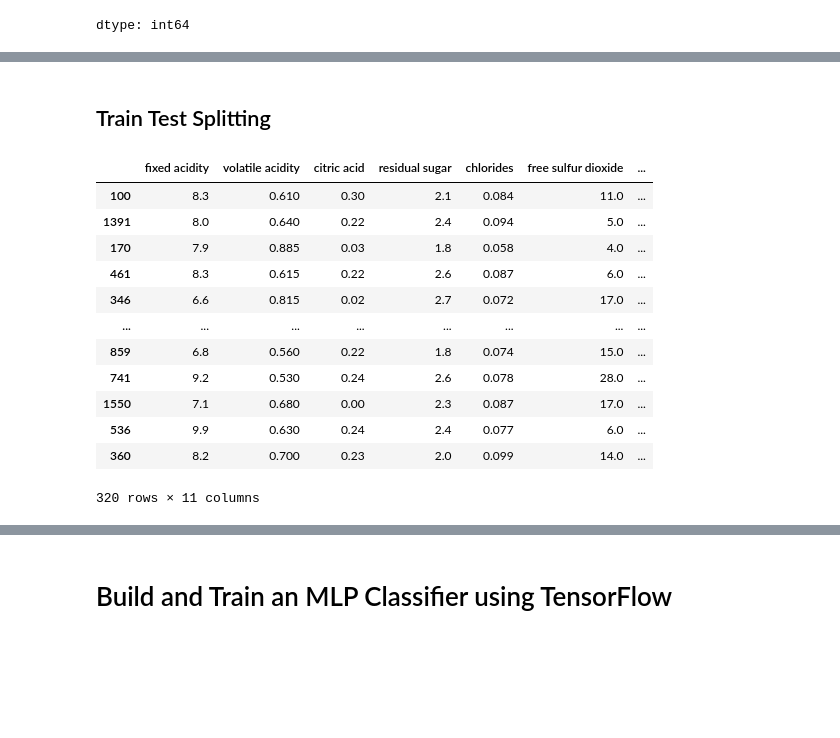
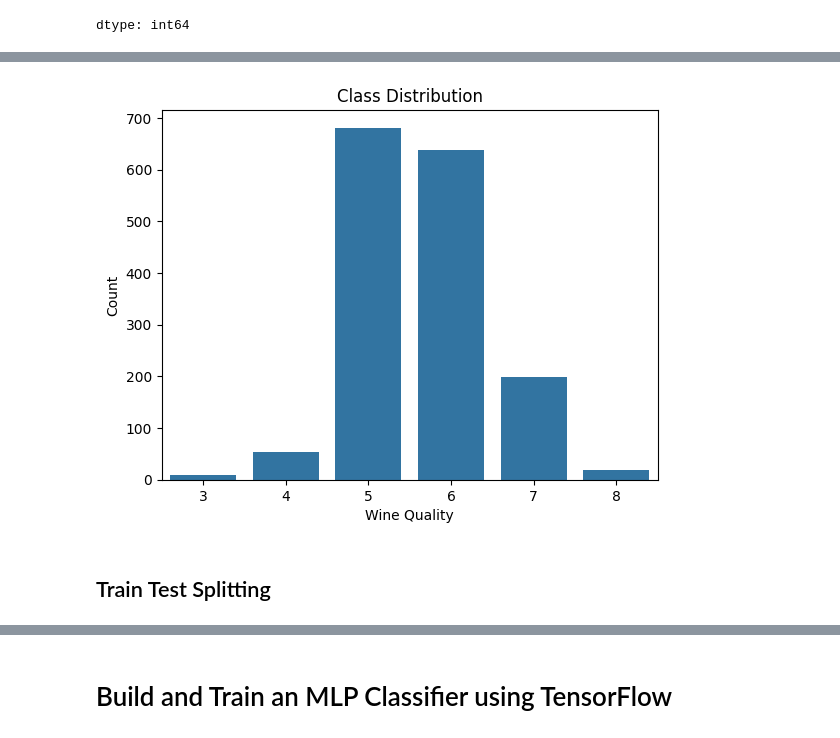
Before and after one commit to Shahid-codr7/MLW-2-Assignments, a Jupyter notebook: MLW_II_Lab_Assignment_2.ipynb, the cells around one changed output, grey strips where cells are left out. Cells and saved outputs as stored; diff of their text form; code cells hidden in the pictures; blank space fills up the shorter version.

```diff
--- a/MLW_II_Lab_Assignment_2.ipynb
+++ b/MLW_II_Lab_Assignment_2.ipynb
@@ -76,21 +77,13 @@ dtype: int64
+# %%
+sns.countplot(x=df['quality'])
+plt.title("Class Distribution")
+plt.xlabel("Wine Quality")
+plt.ylabel("Count")
+plt.show()
+# %% [output]
+[figure, added]
 # %% [markdown]
 ## Train Test Splitting
 # %%
 from sklearn.model_selection import train_test_split
 X_train,X_test,y_train,y_test=train_test_split(df.drop('quality',axis=1),df['quality'],test_size=0.2,random_state=42,stratify=df['quality'])
-# %%
-X_test
-# %% [output]
-|  | fixed acidity | volatile acidity | citric acid | residual sugar | chlorides | free sulfur dioxide | ... |
-| 100 | 8.3 | 0.610 | 0.30 | 2.1 | 0.084 | 11.0 | ... |
-| 1391 | 8.0 | 0.640 | 0.22 | 2.4 | 0.094 | 5.0 | ... |
-| 170 | 7.9 | 0.885 | 0.03 | 1.8 | 0.058 | 4.0 | ... |
-| 461 | 8.3 | 0.615 | 0.22 | 2.6 | 0.087 | 6.0 | ... |
-| 346 | 6.6 | 0.815 | 0.02 | 2.7 | 0.072 | 17.0 | ... |
-| ... | ... | ... | ... | ... | ... | ... | ... |
-| 859 | 6.8 | 0.560 | 0.22 | 1.8 | 0.074 | 15.0 | ... |
-| 741 | 9.2 | 0.530 | 0.24 | 2.6 | 0.078 | 28.0 | ... |
-| 1550 | 7.1 | 0.680 | 0.00 | 2.3 | 0.087 | 17.0 | ... |
-| 536 | 9.9 | 0.630 | 0.24 | 2.4 | 0.077 | 6.0 | ... |
-| 360 | 8.2 | 0.700 | 0.23 | 2.0 | 0.099 | 14.0 | ... |
-320 rows × 11 columns
```
Also changed, not shown: parts of 29 cells of this notebook.
